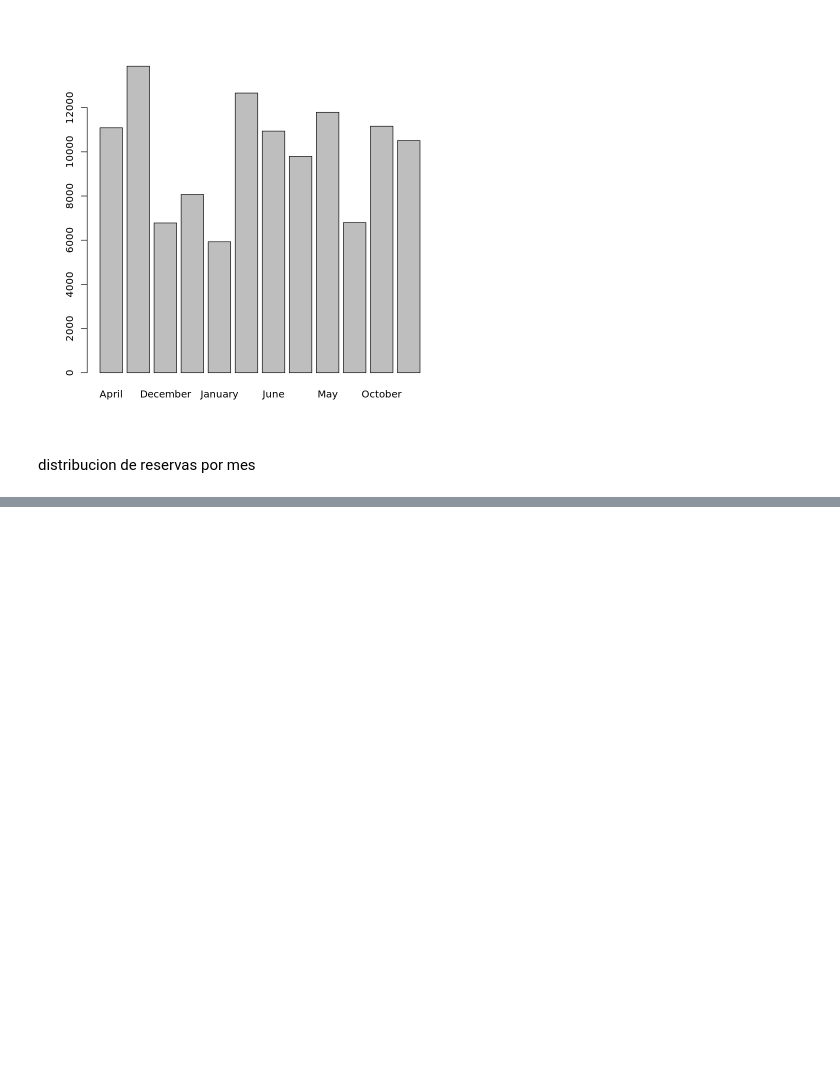
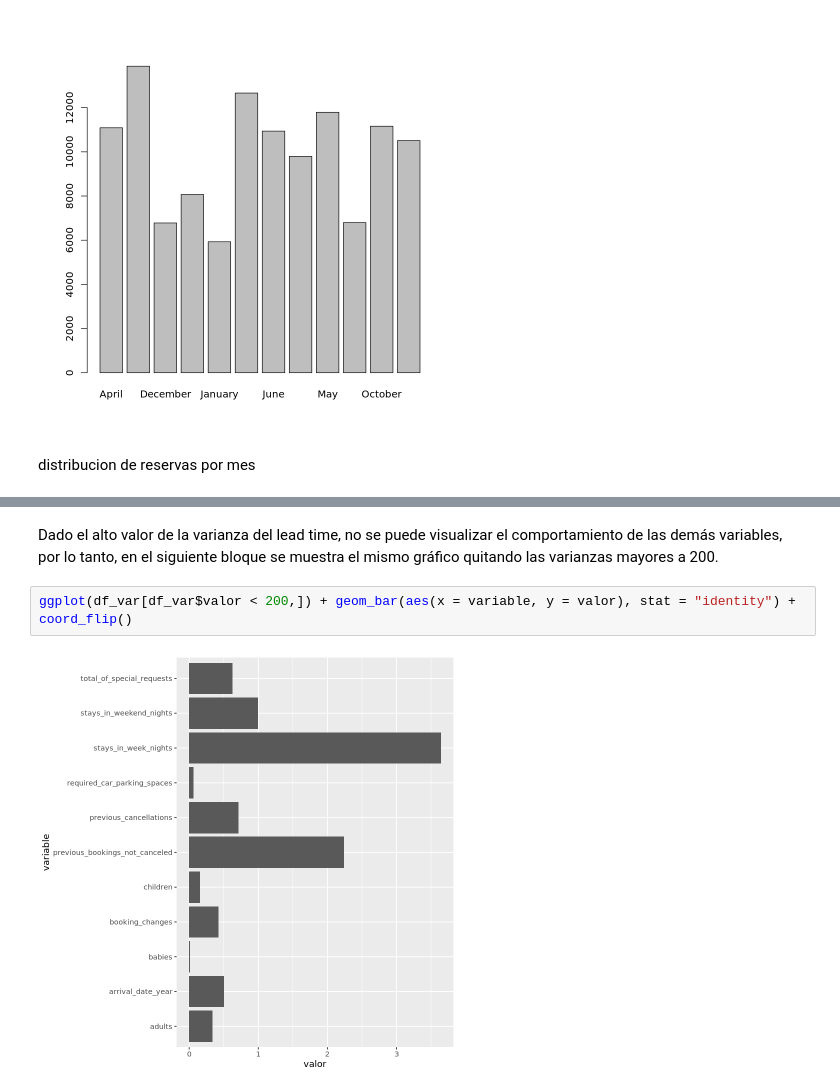
Before and after one commit to sebastianflp/Data_MiningDCC, a Jupyter notebook: ProyectoDM.ipynb, the cells around one changed output, grey strips where cells are left out. Drawn from its saved outputs; the diff is of its cells as text; blank space fills up the shorter version.

```diff
--- a/ProyectoDM.ipynb
+++ b/ProyectoDM.ipynb
@@ -158,0 +185,6 @@ distribucion de reservas por mes
+# %% [markdown]
+Dado el alto valor de la varianza del lead time, no se puede visualizar el comportamiento de las demás variables, por lo tanto, en el siguiente bloque se muestra el mismo gráfico quitando las varianzas mayores a 200.
+# %%
+ggplot(df_var[df_var$valor < 200,]) + geom_bar(aes(x = variable, y = valor), stat = "identity") + coord_flip()
+# %% [output]
+[figure, added]
```
Also changed, not shown: parts of 13 cells of this notebook.
